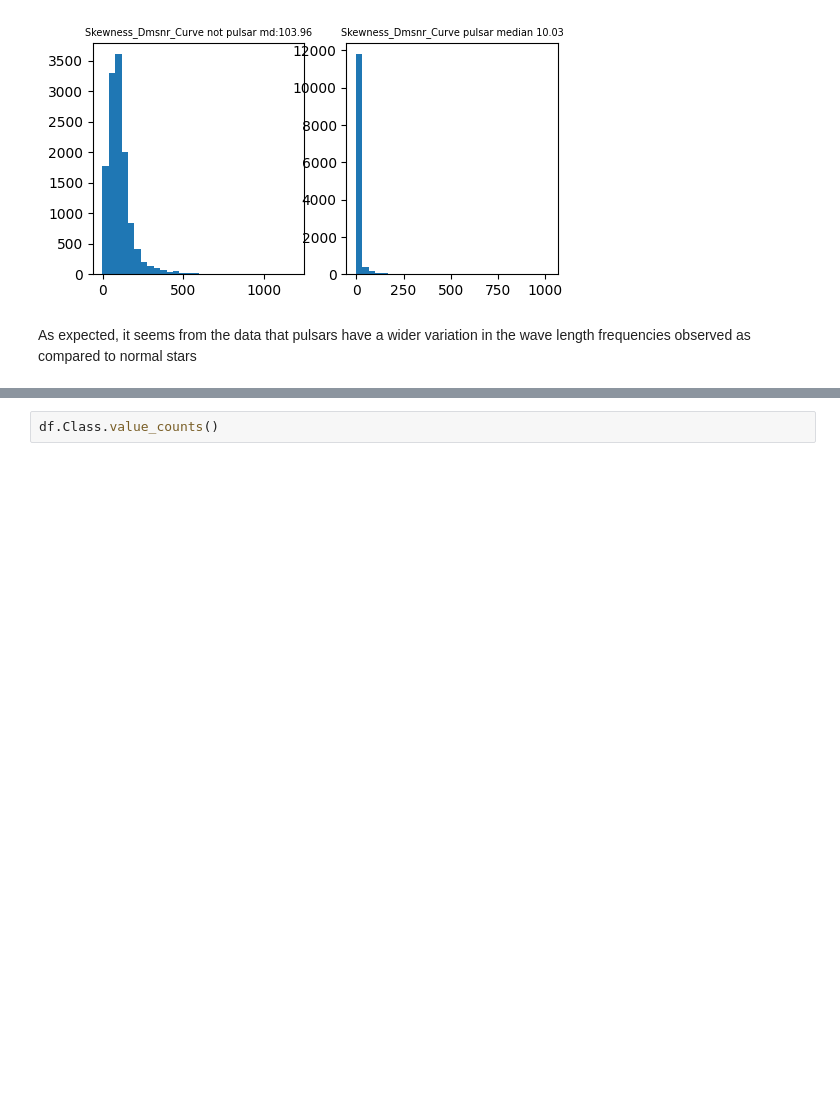
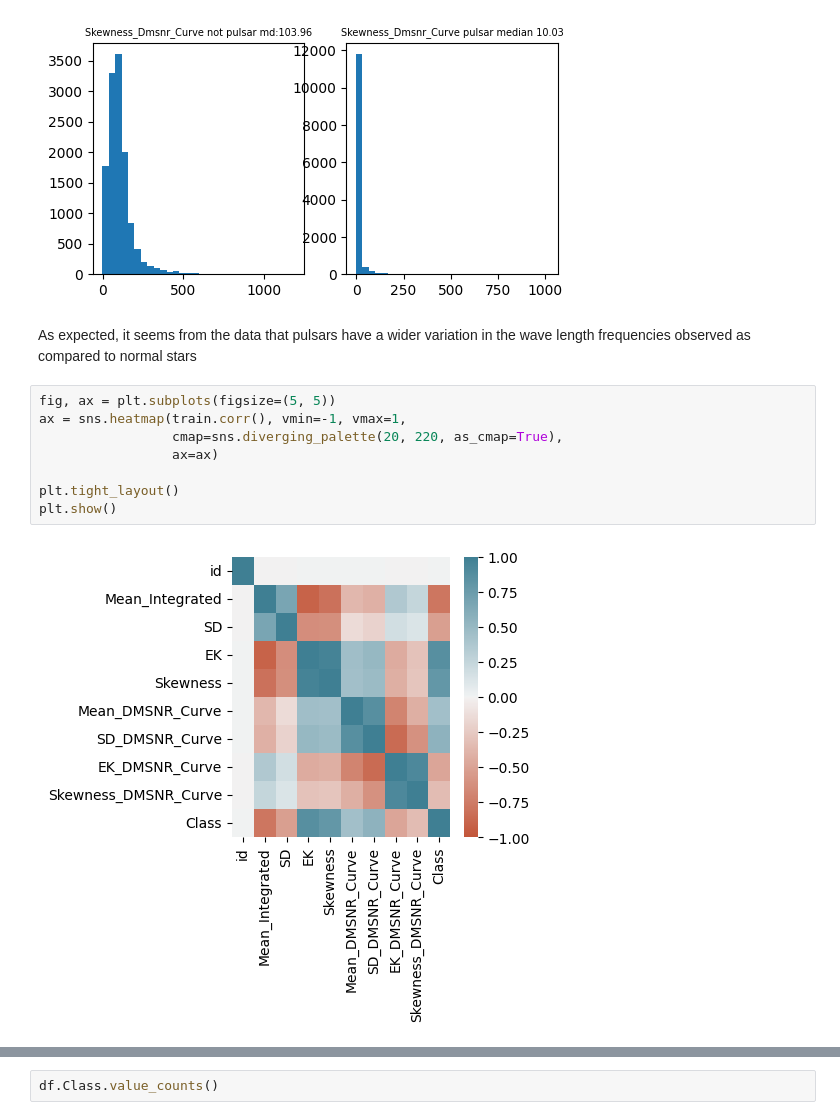
Before and after one commit to flaviowh/ML, a Jupyter notebook: classification/pulsar_stars.ipynb, the cells around one changed output, grey strips where cells are left out. Saved outputs shown, nothing was run; the diff lists cells and outputs as text; blank space fills up the shorter version.

```diff
--- a/classification/pulsar_stars.ipynb
+++ b/classification/pulsar_stars.ipynb
@@ -150,3 +149,13 @@ for ft in features:
 [figure]
 # %% [markdown]
 As expected, it seems from the data that pulsars have a wider variation in the wave length frequencies observed as compared to normal stars
+# %%
+fig, ax = plt.subplots(figsize=(5, 5))
+ax = sns.heatmap(train.corr(), vmin=-1, vmax=1,
+                 cmap=sns.diverging_palette(20, 220, as_cmap=True),
+                 ax=ax)
+
+plt.tight_layout()
+plt.show()
+# %% [output]
+[figure, added]
```
Also changed, not shown: parts of 6 cells of this notebook.
